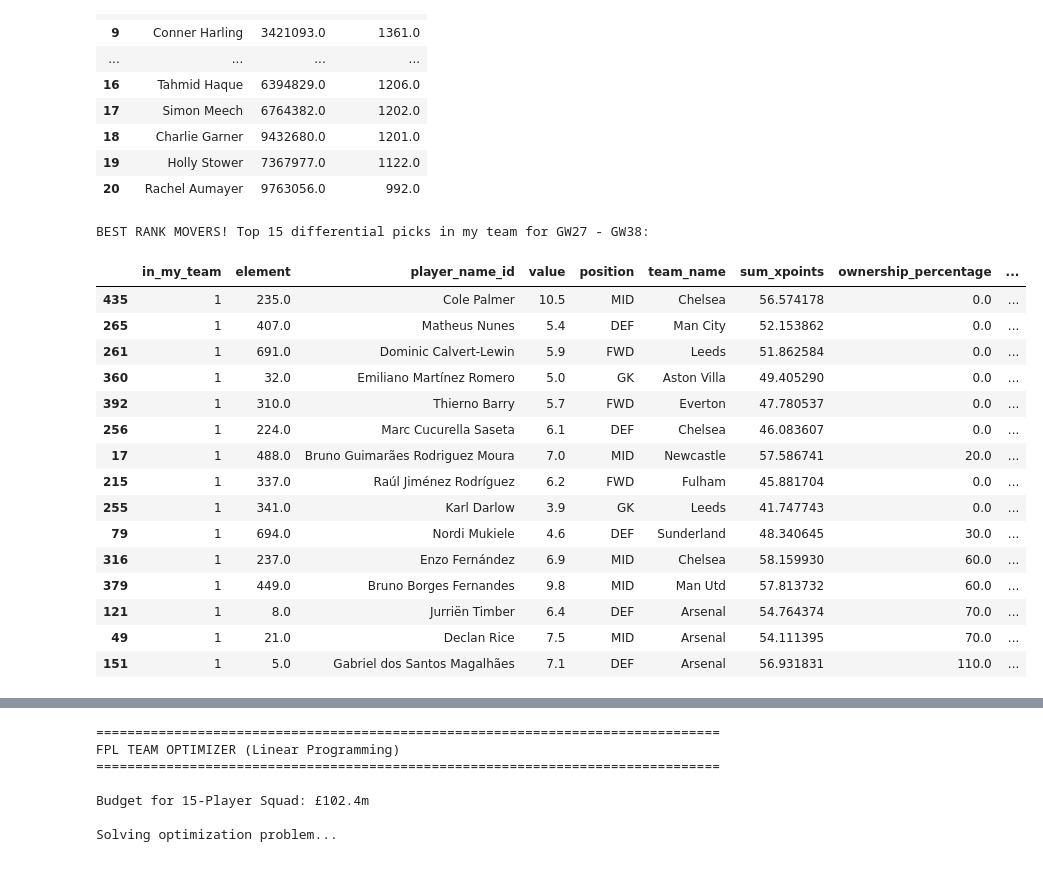
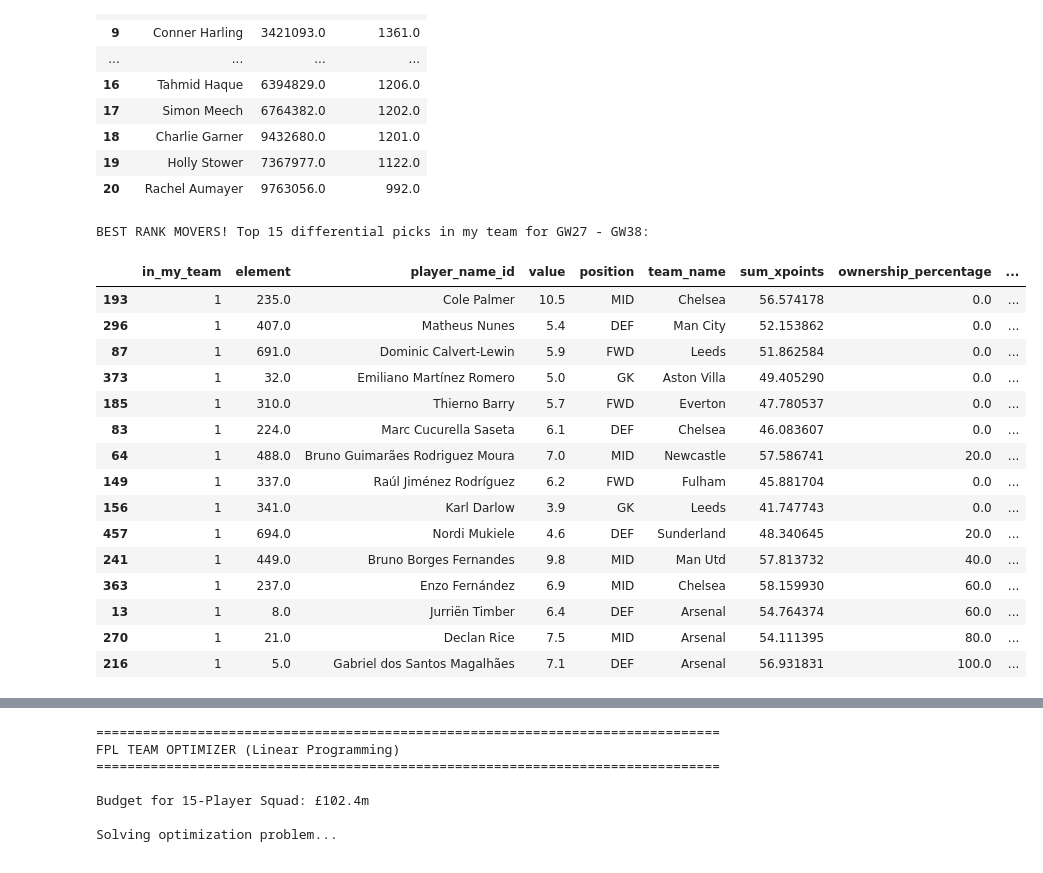
Before and after one commit to chrisimpacts/FPL-Points-Predictor, a Jupyter notebook: DIVX-Team-Analysis.ipynb, the cells around one changed output, grey strips where cells are left out. Saved outputs shown, nothing was run; the diff lists cells and outputs as text; code cells hidden in the pictures.

```diff
--- a/DIVX-Team-Analysis.ipynb
+++ b/DIVX-Team-Analysis.ipynb
@@ -247,12 +247,12 @@ ownership_weighted_predictions = db_creator.run_sql(f"""
             AND divx_picks.gw = playergw.event
         GROUP BY member, memberid
     ),
-    top_10_members AS (
+    top_5_members AS (
         SELECT memberid
         FROM member_points
         WHERE memberid NOT IN (28660, 145486)
         ORDER BY total_points DESC
-        LIMIT 10
+        LIMIT 5
     ),
     my_team AS (
         SELECT DISTINCT element
@@ -272,7 +272,7 @@ ownership_weighted_predictions = db_creator.run_sql(f"""
         SELECT element, SUM(multiplier) as total_multiplier
         FROM divx_picks
         WHERE divx_picks.gw = {current_gw}
-            AND memberid IN (SELECT memberid FROM top_10_members)
+            AND memberid IN (SELECT memberid FROM top_5_members)
         GROUP BY element
     ),
     player_ownership AS (
@@ -285,7 +285,7 @@ ownership_weighted_predictions = db_creator.run_sql(f"""
             p.team_name,
             p.event,
             p.xpoints,
-            COALESCE(cdx.total_multiplier, 0)::DECIMAL / (SELECT COUNT(*) FROM top_10_members) AS ownership_ratio
+            COALESCE(cdx.total_multiplier, 0)::DECIMAL / (SELECT COUNT(*) FROM top_5_members) AS ownership_ratio
         FROM latest_predictions p
         LEFT JOIN current_divx_picks cdx
             ON cdx.element = p.element
@@ -303,48 +303,48 @@ ownership_weighted_predictions = db_creator.run_sql(f"""
             SUM(xpoints) AS sum_xpoints,
             --MAX(ownership_ratio) AS ownership_ratio,
             MAX(ownership_ratio) * 100 AS ownership_percentage,
             SUM(xpoints) * (1 - MAX(ownership_ratio)) AS weighted_xpoints_gain,
             -1 * SUM(xpoints) * (MAX(ownership_ratio)) AS weighted_xpoints_loss,
             CASE
                 WHEN in_my_team = 1 THEN SUM(xpoints) * (1 - MAX(ownership_ratio))
                 ELSE 0
             END AS weighted_xpoints_picks_gain,
             CASE
                 WHEN in_my_team = 0 THEN SUM(xpoints) * MAX(ownership_ratio) * -1
                 ELSE 0
             END AS weighted_xpoints_team_picks_loss
         FROM player_ownership
         WHERE event BETWEEN {current_gw + 1} AND 38
         GROUP BY in_my_team, element, player_name_id, value, position, team_name
     )
     SELECT
         *,
         weighted_xpoints_gain + weighted_xpoints_loss AS xpoints_net_gain,
         weighted_xpoints_picks_gain + weighted_xpoints_team_picks_loss AS xpoints_net_team_value
     FROM aggregated_stats
 """)
 
 print(f"BEST RANK MOVERS! Top 15 differential picks in my team for GW{current_gw + 1} - GW38:")
 in_my_team_filter = ownership_weighted_predictions['in_my_team'] == 1
 ownership_weighted_predictions[in_my_team_filter].sort_values(by='xpoints_net_team_value', ascending=False)
 # %% [output]
 BEST RANK MOVERS! Top 15 differential picks in my team for GW27 - GW38:
 |  | in_my_team | element | player_name_id | value | position | team_name | sum_xpoints | ownership_percentage | ... |
-| 435 | 1 | 235.0 | Cole Palmer | 10.5 | MID | Chelsea | 56.574178 | 0.0 | ... |
-| 265 | 1 | 407.0 | Matheus Nunes | 5.4 | DEF | Man City | 52.153862 | 0.0 | ... |
-| 261 | 1 | 691.0 | Dominic Calvert-Lewin | 5.9 | FWD | Leeds | 51.862584 | 0.0 | ... |
-| 360 | 1 | 32.0 | Emiliano Martínez Romero | 5.0 | GK | Aston Villa | 49.405290 | 0.0 | ... |
-| 392 | 1 | 310.0 | Thierno Barry | 5.7 | FWD | Everton | 47.780537 | 0.0 | ... |
-| 256 | 1 | 224.0 | Marc Cucurella Saseta | 6.1 | DEF | Chelsea | 46.083607 | 0.0 | ... |
-| 17 | 1 | 488.0 | Bruno Guimarães Rodriguez Moura | 7.0 | MID | Newcastle | 57.586741 | 20.0 | ... |
-| 215 | 1 | 337.0 | Raúl Jiménez Rodríguez | 6.2 | FWD | Fulham | 45.881704 | 0.0 | ... |
-| 255 | 1 | 341.0 | Karl Darlow | 3.9 | GK | Leeds | 41.747743 | 0.0 | ... |
-| 79 | 1 | 694.0 | Nordi Mukiele | 4.6 | DEF | Sunderland | 48.340645 | 30.0 | ... |
-| 316 | 1 | 237.0 | Enzo Fernández | 6.9 | MID | Chelsea | 58.159930 | 60.0 | ... |
-| 379 | 1 | 449.0 | Bruno Borges Fernandes | 9.8 | MID | Man Utd | 57.813732 | 60.0 | ... |
-| 121 | 1 | 8.0 | Jurriën Timber | 6.4 | DEF | Arsenal | 54.764374 | 70.0 | ... |
-| 49 | 1 | 21.0 | Declan Rice | 7.5 | MID | Arsenal | 54.111395 | 70.0 | ... |
-| 151 | 1 | 5.0 | Gabriel dos Santos Magalhães | 7.1 | DEF | Arsenal | 56.931831 | 110.0 | ... |
+| 193 | 1 | 235.0 | Cole Palmer | 10.5 | MID | Chelsea | 56.574178 | 0.0 | ... |
+| 296 | 1 | 407.0 | Matheus Nunes | 5.4 | DEF | Man City | 52.153862 | 0.0 | ... |
+| 87 | 1 | 691.0 | Dominic Calvert-Lewin | 5.9 | FWD | Leeds | 51.862584 | 0.0 | ... |
+| 373 | 1 | 32.0 | Emiliano Martínez Romero | 5.0 | GK | Aston Villa | 49.405290 | 0.0 | ... |
+| 185 | 1 | 310.0 | Thierno Barry | 5.7 | FWD | Everton | 47.780537 | 0.0 | ... |
+| 83 | 1 | 224.0 | Marc Cucurella Saseta | 6.1 | DEF | Chelsea | 46.083607 | 0.0 | ... |
+| 64 | 1 | 488.0 | Bruno Guimarães Rodriguez Moura | 7.0 | MID | Newcastle | 57.586741 | 20.0 | ... |
+| 149 | 1 | 337.0 | Raúl Jiménez Rodríguez | 6.2 | FWD | Fulham | 45.881704 | 0.0 | ... |
+| 156 | 1 | 341.0 | Karl Darlow | 3.9 | GK | Leeds | 41.747743 | 0.0 | ... |
+| 457 | 1 | 694.0 | Nordi Mukiele | 4.6 | DEF | Sunderland | 48.340645 | 20.0 | ... |
+| 241 | 1 | 449.0 | Bruno Borges Fernandes | 9.8 | MID | Man Utd | 57.813732 | 40.0 | ... |
+| 363 | 1 | 237.0 | Enzo Fernández | 6.9 | MID | Chelsea | 58.159930 | 60.0 | ... |
+| 13 | 1 | 8.0 | Jurriën Timber | 6.4 | DEF | Arsenal | 54.764374 | 60.0 | ... |
+| 270 | 1 | 21.0 | Declan Rice | 7.5 | MID | Arsenal | 54.111395 | 80.0 | ... |
+| 216 | 1 | 5.0 | Gabriel dos Santos Magalhães | 7.1 | DEF | Arsenal | 56.931831 | 100.0 | ... |
 # %%
 print(f"DONT MISS OUT! Most owned points scorers for GW{current_gw + 1} - GW38:")
 ownership_weighted_predictions.sort_values(by='xpoints_net_team_value', ascending=True).head(20)
```
Also changed, not shown: parts of 2 cells of this notebook, 2 other files.
